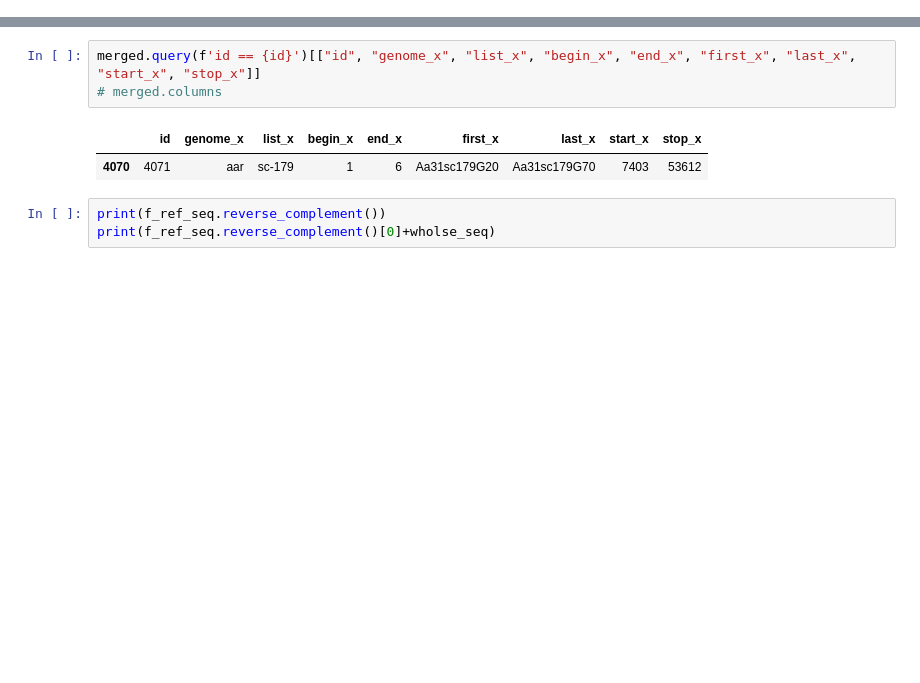
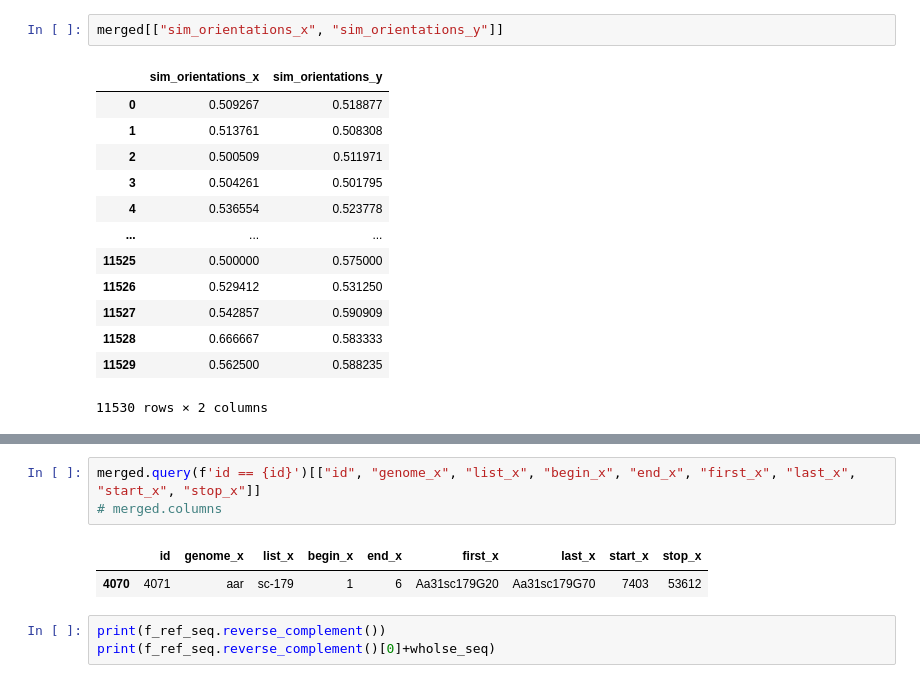
Before and after one commit to SteffenJong/ThesisProject, a Jupyter notebook: iadh/sanity_check_sequences.ipynb, the cells around one changed output, grey strips where cells are left out. Cells and saved outputs as stored; diff of their text form; blank space fills up the shorter version.

```diff
--- a/iadh/sanity_check_sequences.ipynb
+++ b/iadh/sanity_check_sequences.ipynb
@@ -28,0 +60,16 @@ train_test.head()
+# %%
+merged[["sim_orientations_x", "sim_orientations_y"]]
+# %% [output]
+|  | sim_orientations_x | sim_orientations_y |
+| 0 | 0.509267 | 0.518877 |
+| 1 | 0.513761 | 0.508308 |
+| 2 | 0.500509 | 0.511971 |
+| 3 | 0.504261 | 0.501795 |
+| 4 | 0.536554 | 0.523778 |
+| ... | ... | ... |
+| 11525 | 0.500000 | 0.575000 |
+| 11526 | 0.529412 | 0.531250 |
+| 11527 | 0.542857 | 0.590909 |
+| 11528 | 0.666667 | 0.583333 |
+| 11529 | 0.562500 | 0.588235 |
+11530 rows × 2 columns
```
Also changed, not shown: parts of 10 cells of this notebook, 12 other files.
